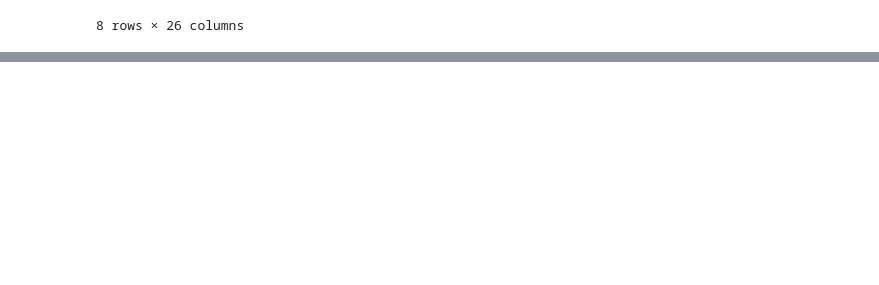
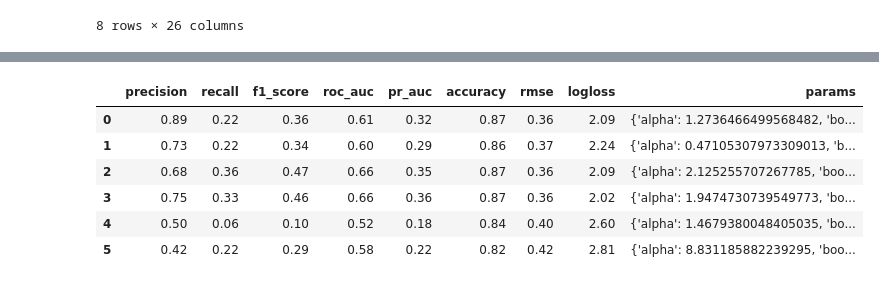
Before and after one commit to nicholasptran/machine-learning, a Jupyter notebook: employee_data.ipynb, the cells around one changed output, grey strips where cells are left out. Saved outputs shown, nothing was run; the diff lists cells and outputs as text; code cells hidden in the pictures; blank space fills up the shorter version.

```diff
--- a/employee_data.ipynb
+++ b/employee_data.ipynb
@@ -316,0 +212,4 @@ optuna.visualization.plot_param_importances(study_max)
+# %%
+storage = optuna.storages.RDBStorage(
+    url="sqlite:///employee_data.db",
+)
@@ -316,0 +408,35 @@ optuna.visualization.plot_param_importances(study_max)
+# %%
+def best_trials_evaluator(study):
+    results = []
+
+    for i in study.best_trials:
+        params = i.params
+        params["tree_method"] = "auto"
+        params["eval_metric"] = "auc"
+        params["objective"] = "binary:logistic"
+
+        clf = xgb.train(
+            params,
+            d_train,
+            evals=[(d_val, "validate")],
+            early_stopping_rounds=10,
+            num_boost_round=10000,
+            verbose_eval=0,
+            maximize=True,
+        )
+
+        y_pred = clf.predict(d_test)
+        labels = np.rint(y_pred)
+
+        recall = round(recall_score(y_test, labels), 2)
+        f1 = round(f1_score(y_test, labels), 2)
+        rmse = round(MSE(y_test, labels, squared=False), 2)
+        accuracy = round(accuracy_score(y_test, labels), 2)
+        precision = round(precision_score(y_test, labels), 2)
+        auc = round(roc_auc_score(y_test, labels), 2)
+        prauc = round(average_precision_score(y_test, labels), 2)
+        logloss = round(log_loss(y_test, labels), 2)
+
+        results.append({"precision": precision, "recall": recall, "f1_score": f1, "roc_auc": auc, "pr_auc": prauc, "accuracy": accuracy, "rmse": rmse, "logloss": logloss,"params": params})
+
+    return pd.DataFrame(results)
@@ -316,0 +518,10 @@ optuna.visualization.plot_param_importances(study_max)
+# %%
+best_trials_evaluator(recall_study)
+# %% [output]
+|  | precision | recall | f1_score | roc_auc | pr_auc | accuracy | rmse | logloss | params |
+| 0 | 0.89 | 0.22 | 0.36 | 0.61 | 0.32 | 0.87 | 0.36 | 2.09 | {'alpha': 1.2736466499568482, 'bo... |
+| 1 | 0.73 | 0.22 | 0.34 | 0.60 | 0.29 | 0.86 | 0.37 | 2.24 | {'alpha': 0.47105307973309013, 'b... |
+| 2 | 0.68 | 0.36 | 0.47 | 0.66 | 0.35 | 0.87 | 0.36 | 2.09 | {'alpha': 2.125255707267785, 'boo... |
+| 3 | 0.75 | 0.33 | 0.46 | 0.66 | 0.36 | 0.87 | 0.36 | 2.02 | {'alpha': 1.9474730739549773, 'bo... |
+| 4 | 0.50 | 0.06 | 0.10 | 0.52 | 0.18 | 0.84 | 0.40 | 2.60 | {'alpha': 1.4679380048405035, 'bo... |
+| 5 | 0.42 | 0.22 | 0.29 | 0.58 | 0.22 | 0.82 | 0.42 | 2.81 | {'alpha': 8.831185882239295, 'boo... |
```
Also changed, not shown: parts of 64 cells of this notebook, 6 other files.
